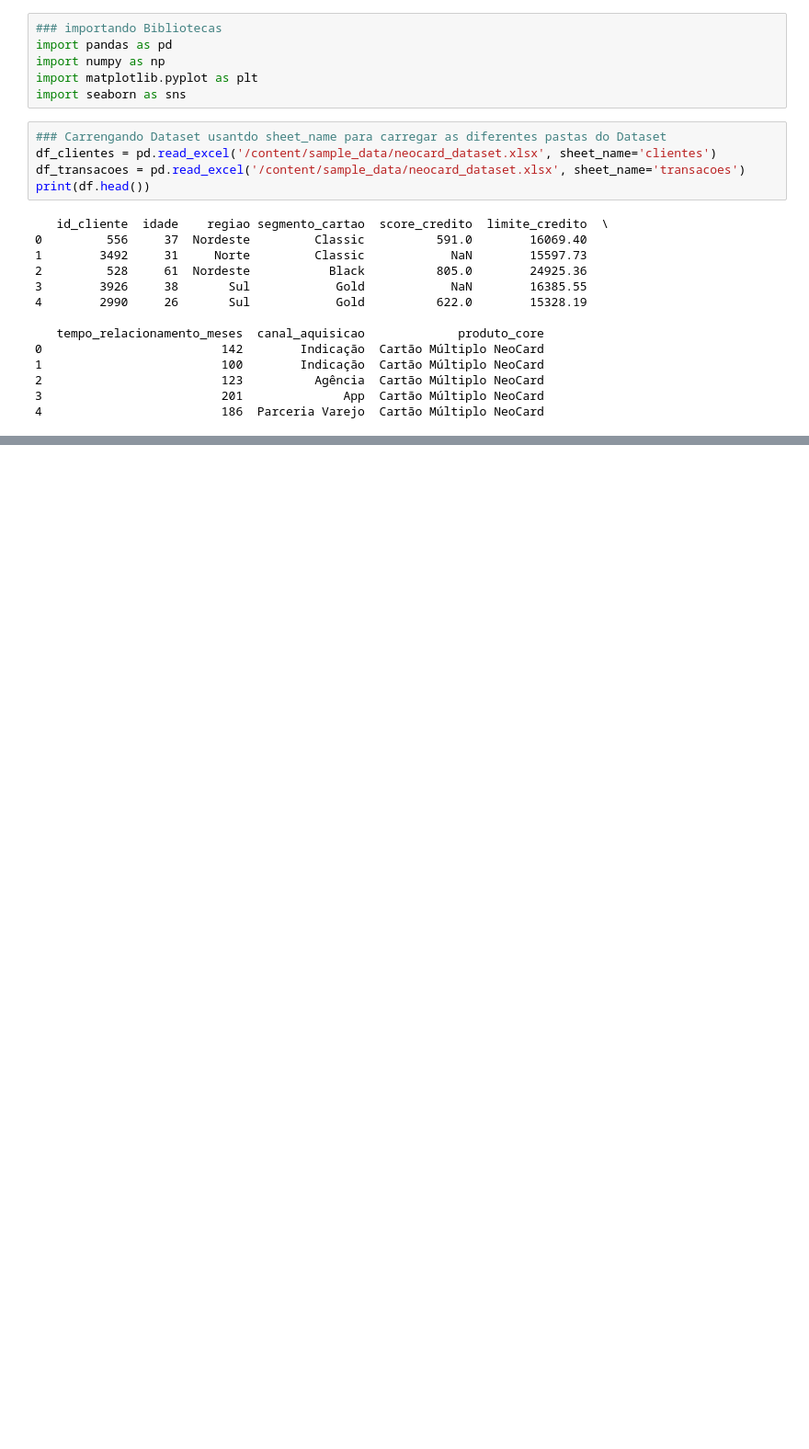
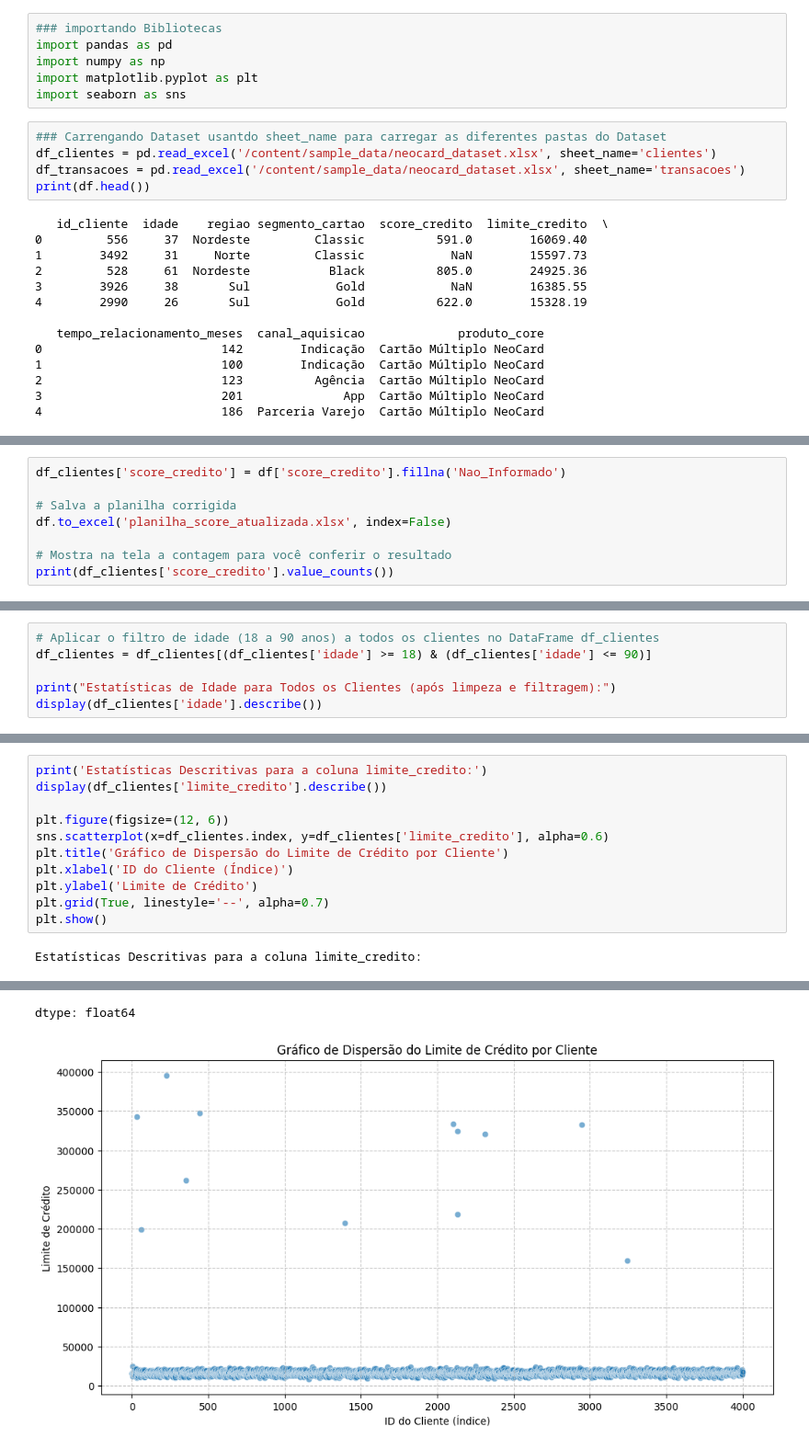
Before and after one commit to roneyreissilva/Projeto_Neocard, a Jupyter notebook: Notebook_Neocard_Roney.ipynb, the cells around one changed output, grey strips where cells are left out. Shown at 92% size. Cells and saved outputs as stored; diff of their text form; blank space fills up the shorter version.

```diff
--- a/Notebook_Neocard_Roney.ipynb
+++ b/Notebook_Neocard_Roney.ipynb
@@ -31,0 +55,8 @@ Tratamento do DATASET (procurando dados faltantes, outliers e analisando como tr
+# %%
+df_clientes['score_credito'] = df['score_credito'].fillna('Nao_Informado')
+
+# Salva a planilha corrigida
+df.to_excel('planilha_score_atualizada.xlsx', index=False)
+
+# Mostra na tela a contagem para você conferir o resultado
+print(df_clientes['score_credito'].value_counts())
@@ -31,0 +81,6 @@ Tratamento do DATASET (procurando dados faltantes, outliers e analisando como tr
+# %%
+# Aplicar o filtro de idade (18 a 90 anos) a todos os clientes no DataFrame df_clientes
+df_clientes = df_clientes[(df_clientes['idade'] >= 18) & (df_clientes['idade'] <= 90)]
+
+print("Estatísticas de Idade para Todos os Clientes (após limpeza e filtragem):")
+display(df_clientes['idade'].describe())
@@ -31,0 +158,13 @@ Tratamento do DATASET (procurando dados faltantes, outliers e analisando como tr
+# %%
+print('Estatísticas Descritivas para a coluna limite_credito:')
+display(df_clientes['limite_credito'].describe())
+
+plt.figure(figsize=(12, 6))
+sns.scatterplot(x=df_clientes.index, y=df_clientes['limite_credito'], alpha=0.6)
+plt.title('Gráfico de Dispersão do Limite de Crédito por Cliente')
+plt.xlabel('ID do Cliente (Índice)')
+plt.ylabel('Limite de Crédito')
+plt.grid(True, linestyle='--', alpha=0.7)
+plt.show()
+# %% [output]
+Estatísticas Descritivas para a coluna limite_credito:
@@ -31,0 +180,2 @@ Tratamento do DATASET (procurando dados faltantes, outliers e analisando como tr
+dtype: float64
+[figure, added]
```
Also changed, not shown: parts of 16 cells of this notebook.
